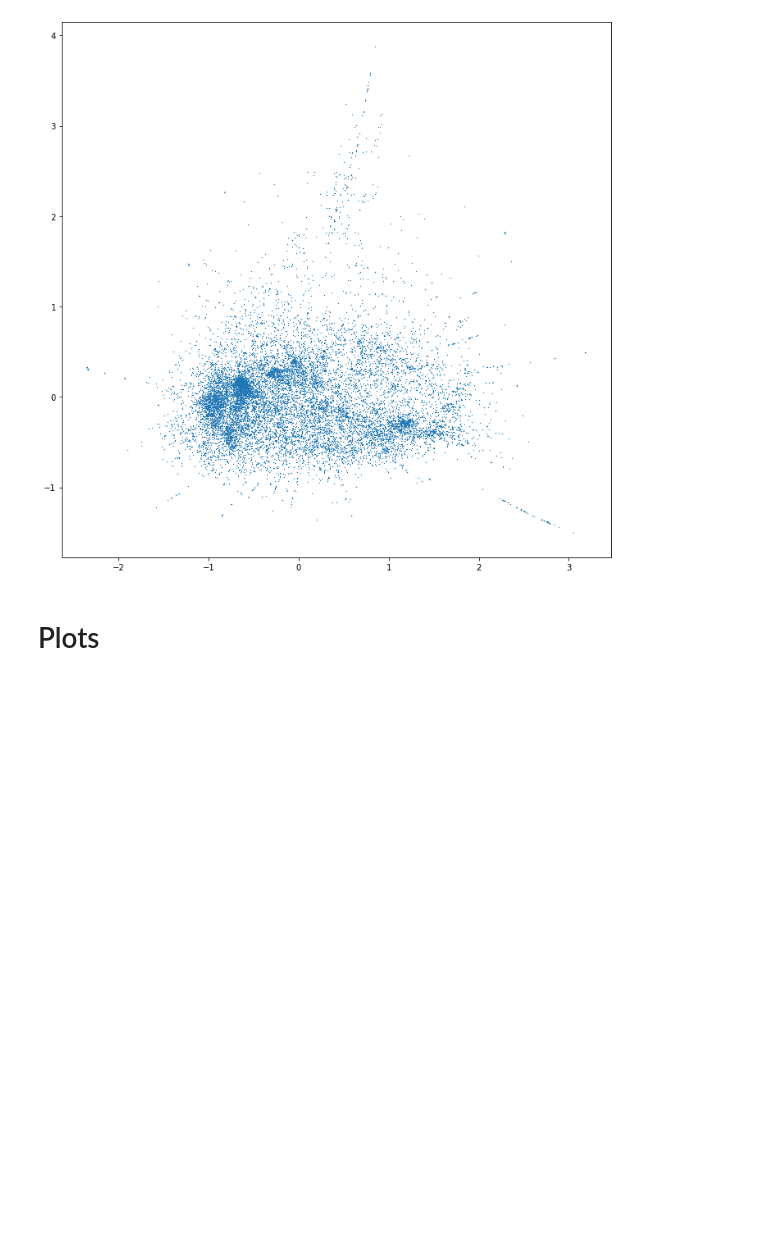
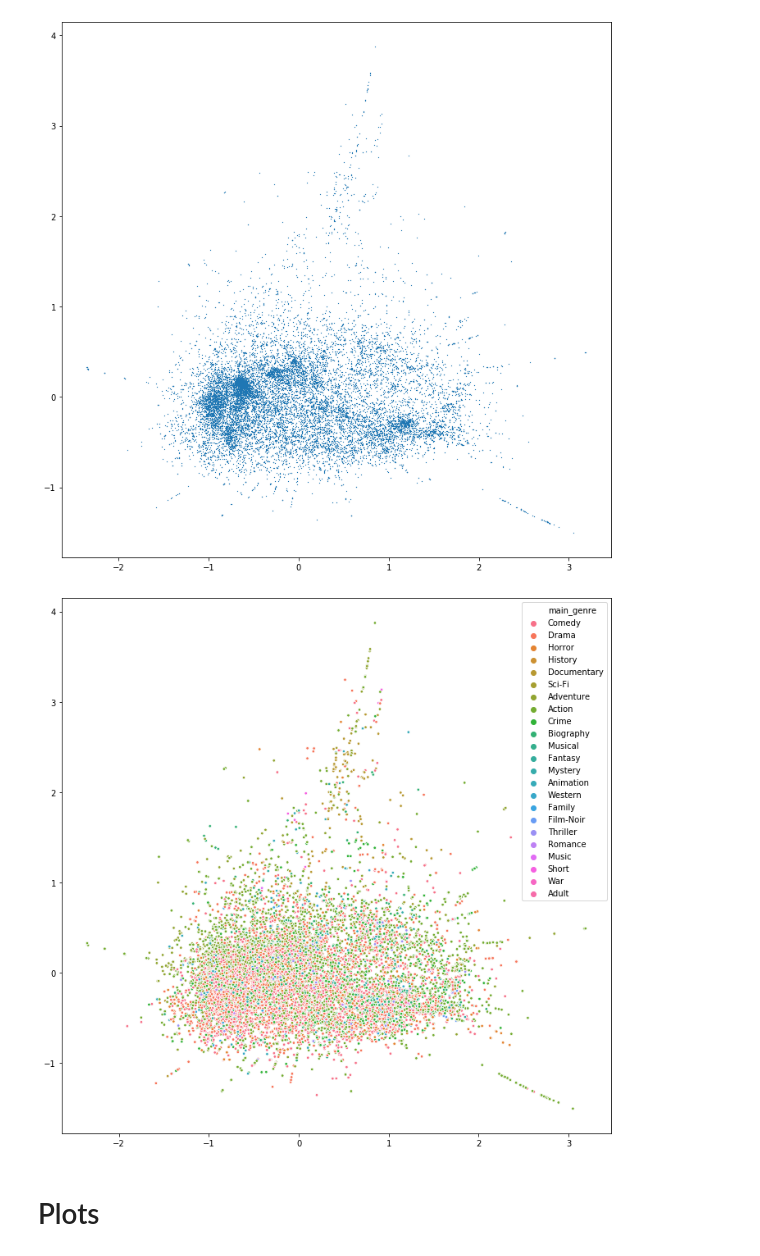
Before and after one commit to LennartKeller/SubtitleClustering, a Jupyter notebook: data_exploration/DataExploration.ipynb, the cells around one changed output. Saved outputs shown, nothing was run; the diff lists cells and outputs as text; code cells hidden in the pictures; blank space fills up the shorter version.

```diff
--- a/data_exploration/DataExploration.ipynb
+++ b/data_exploration/DataExploration.ipynb
@@ -281,6 +281,14 @@ plt.scatter(Xri[:,0], Xri[:,1], s=0.1, marker='x')
 plt.show()
 # %% [output]
 [figure]
+# %%
+import seaborn as sns
+plt.figure(figsize=(12,12))
+df['main_genre'] = df.genre.str.split(',').apply(lambda x: x[0])
+sns.scatterplot(Xri[:,0], Xri[:,1], hue=df.main_genre, marker='.', s=50)
+plt.show()
+# %% [output]
+[figure, added]
 # %% [markdown]
 # Plots
 # %%
```
